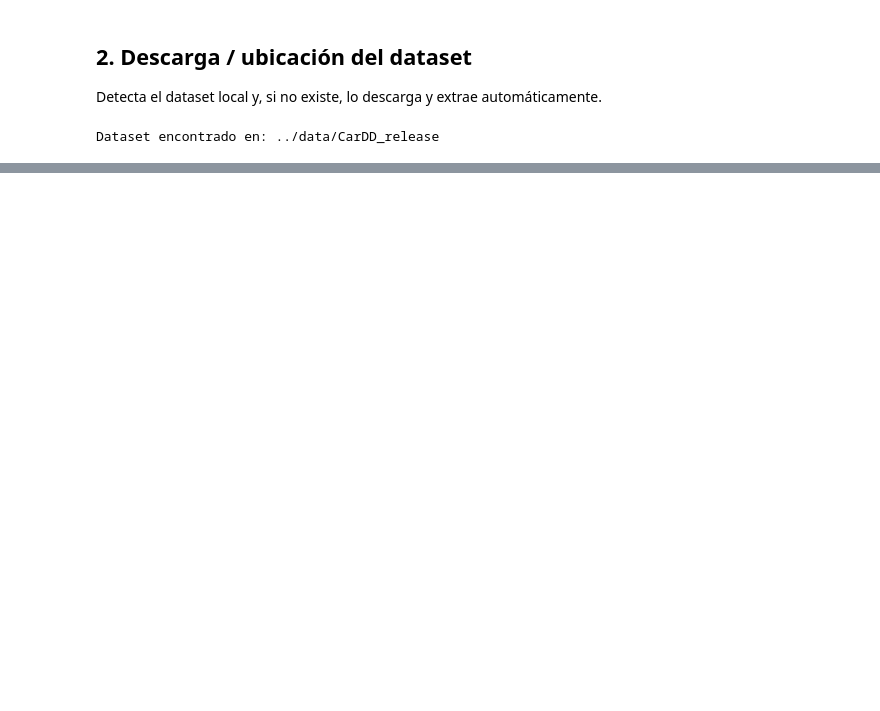
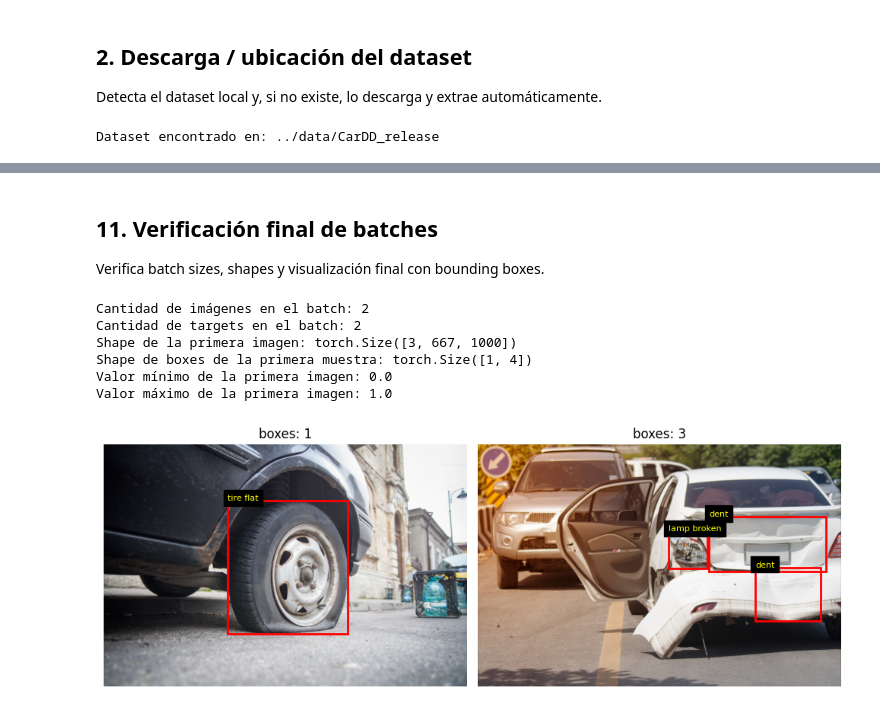
Before and after one commit to JoaquinRodriguezc/proyecto_final_redes_neuronales, a Jupyter notebook: dev/01_dataset_preparation.ipynb, the cells around one changed output, grey strips where cells are left out. Cells and saved outputs as stored; diff of their text form; code cells hidden in the pictures; blank space fills up the shorter version.

```diff
--- a/dev/01_dataset_preparation.ipynb
+++ b/dev/01_dataset_preparation.ipynb
@@ -596,0 +651,37 @@ show_batch(images, labels, idx_to_class, n=8)
+# %% [markdown]
+## 11. Verificación final de batches
+
+Verifica batch sizes, shapes y visualización final con bounding boxes.
+# %%
+images, targets = next(iter(train_loader))
+
+print("Cantidad de imágenes en el batch:", len(images))
+print("Cantidad de targets en el batch:", len(targets))
+print("Shape de la primera imagen:", images[0].shape)
+print("Shape de boxes de la primera muestra:", targets[0]["boxes"].shape)
+print("Valor mínimo de la primera imagen:", images[0].min().item())
+print("Valor máximo de la primera imagen:", images[0].max().item())
+# %% [output]
+Cantidad de imágenes en el batch: 2
+Cantidad de targets en el batch: 2
+Shape de la primera imagen: torch.Size([3, 667, 1000])
+Shape de boxes de la primera muestra: torch.Size([1, 4])
+Valor mínimo de la primera imagen: 0.0
+Valor máximo de la primera imagen: 1.0
+# %%
+def show_batch(images, targets, idx_to_class, n=4):
+    n = min(n, len(images))
+    fig, axes = plt.subplots(1, n, figsize=(5 * n, 5))
+
+    if n == 1:
+        axes = [axes]
+
+    for i in range(n):
+        draw_boxes(axes[i], images[i], targets[i], idx_to_class, title=f"boxes: {targets[i]['boxes'].shape[0]}")
+
+    plt.tight_layout()
+    plt.show()
+
+show_batch(images, targets, idx_to_class, n=4)
+# %% [output]
+[figure, added]
```
Also changed, not shown: parts of 56 cells of this notebook, 2 other files.
